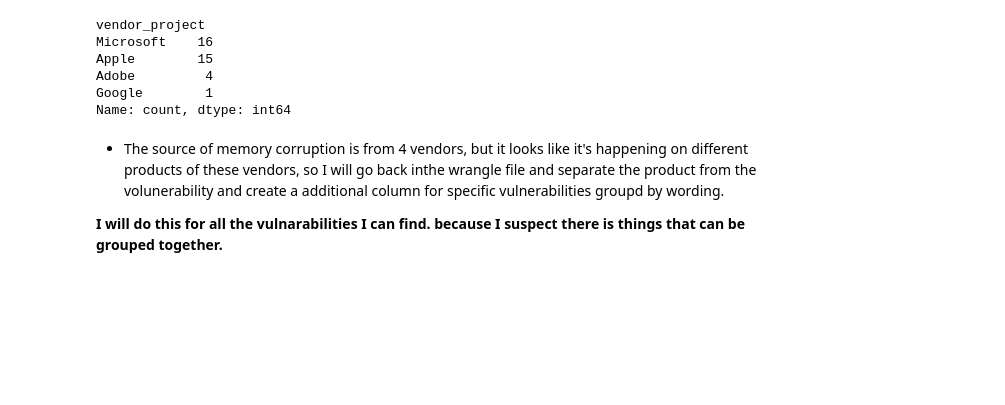
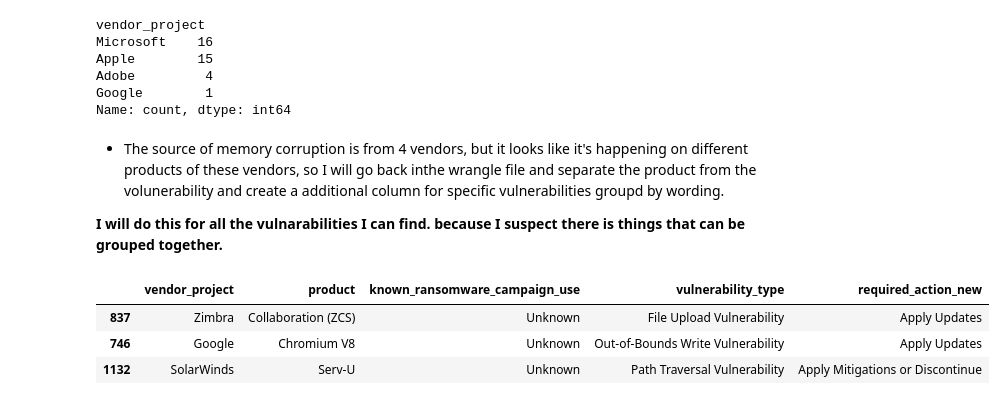
Before and after one commit to MigashaneVictoire/kev, a Jupyter notebook: explore.ipynb, the cells around one changed output. Drawn from its saved outputs; the diff is of its cells as text; code cells hidden in the pictures; blank space fills up the shorter version.

```diff
--- a/explore.ipynb
+++ b/explore.ipynb
@@ -107,4 +120,10 @@ Name: count, dtype: int64
 
 **I will do this for all the vulnarabilities I can find. because I suspect there is things that can be grouped together.**
 # %%
-df = pd.read_csv("./data/01_original_clean_no_dummies_train.csv")
+train = pd.read_csv("./data/01_original_clean_no_dummies_train.csv", index_col=0)
+train.head(3)
+# %% [output]
+|  | vendor_project | product | known_ransomware_campaign_use | vulnerability_type | required_action_new |
+| 837 | Zimbra | Collaboration (ZCS) | Unknown | File Upload Vulnerability | Apply Updates |
+| 746 | Google | Chromium V8 | Unknown | Out-of-Bounds Write Vulnerability | Apply Updates |
+| 1132 | SolarWinds | Serv-U | Unknown | Path Traversal Vulnerability | Apply Mitigations or Discontinue |
```
Also changed, not shown: parts of 4 cells of this notebook, 1 other file.
